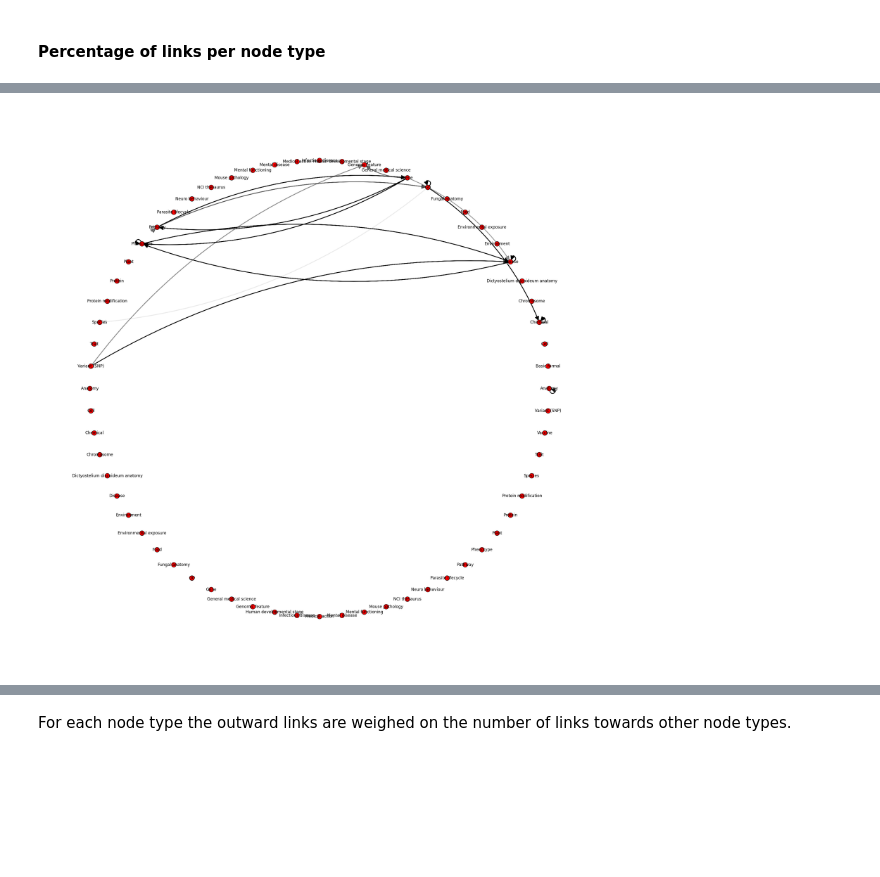
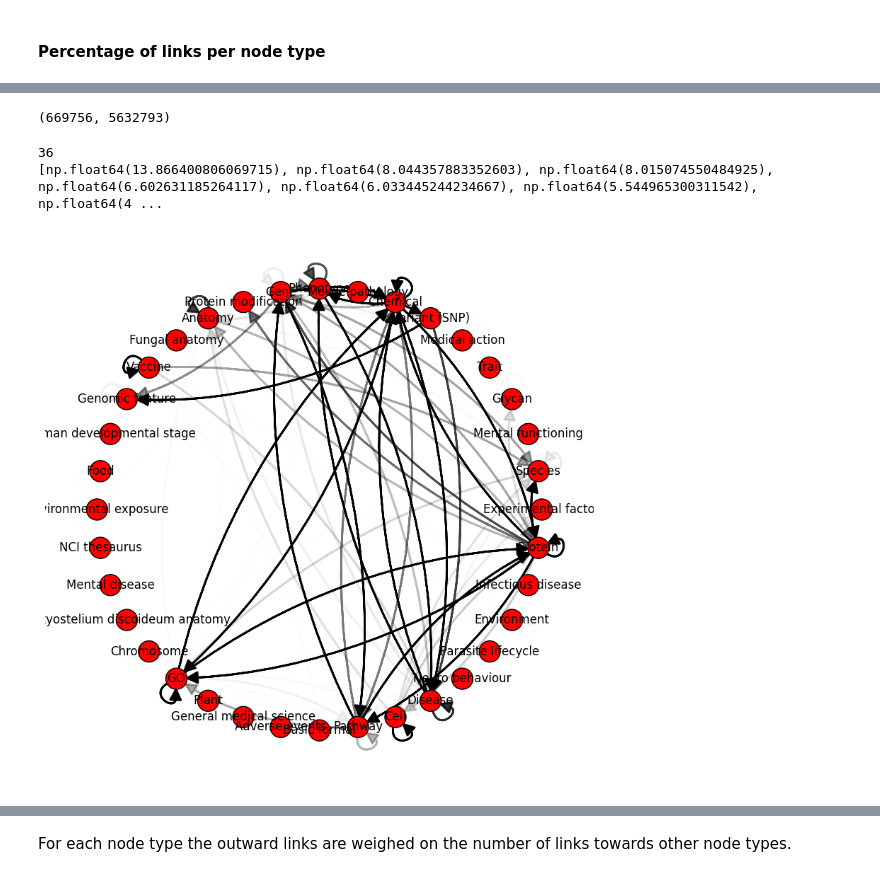
Before and after one commit to LuciaMellini/PatientKG, a Jupyter notebook: code/KG_analysis/KG_analysis.ipynb, the cells around one changed output, grey strips where cells are left out. Cells and saved outputs as stored; diff of their text form; code cells hidden in the pictures; blank space fills up the shorter version.

Commit message:
add node and edge distribution

```diff
--- a/code/KG_analysis/KG_analysis.ipynb
+++ b/code/KG_analysis/KG_analysis.ipynb
@@ -91,3 +50,5 @@ links_per_node_t
+# %%
+n_edges_for_node_type = get_n_edges_for_node_type(edges, nodes)
 # %%
-total_sum = links_per_node_t.sum().sum()
-percentage_total = (links_per_node_t / total_sum) * 100
+total_sum = n_edges_for_node_type.sum().sum()
+percentage_total = (n_edges_for_node_type / total_sum) * 100
@@ -97,0 +73,39 @@ Heatmap node types (logarithmic relation)
+# %%
+len(core_nodes), len(core_edges)
+# %% [output]
+(669756, 5632793)
+# %%
+import pandas as pd
+import igraph as ig
+import matplotlib.pyplot as plt
+
+def weighed_hypergraph_node_types(df, layout):
+
+
+
+    g = ig.Graph(directed=True)
+
+    nodes = list(set(df.columns.append(df.index)))
+    print(len(nodes))
+    g.add_vertices(nodes)
+    g.vs['label'] = nodes
+
+    edges = [(x, y) for x in df.index for y in df.columns if df.at[x, y] > 0]
+    weights = [df.at[x, y] for x, y in edges]
+    print(sorted(weights, reverse=True)[:19])
+    # max_weight = max(weights) if weights else 1
+    # normalized_weights = [w / max_weight for w in weights]
+
+
+    g.add_edges(edges)
+
+    fig, ax = plt.subplots(figsize=(10, 10))
+    layout = g.layout(layout)
+
+
+    edge_colors = [str(w) for w in weights]
+    edge_colors = [f'rgba(0, 0, 0, {w})' for w in edge_colors]
+
+    ig.plot(g, target=ax, layout=layout, vertex_size=30, edge_color=edge_colors, edge_width=2, edge_curved=0.2, edge_loop_size=-1.7)
+
+    plt.show()
@@ -98,5 +114,7 @@ Heatmap node types (logarithmic relation)
 # %%
-weighed_hypergraph_node_types(percentage_total, layout = 'circle')
+weighed_hypergraph_node_types(percentage_total, 'circle')
 # %% [output]
+36
+[np.float64(13.866400806069715), np.float64(8.044357883352603), np.float64(8.015074550484925), np.float64(6.602631185264117), np.float64(6.033445244234667), np.float64(5.544965300311542), np.float64(4 ...
-[figure, old version]
+[figure, new version]
 # %%
```
Also changed, not shown: parts of 53 cells of this notebook, 2 other files.
